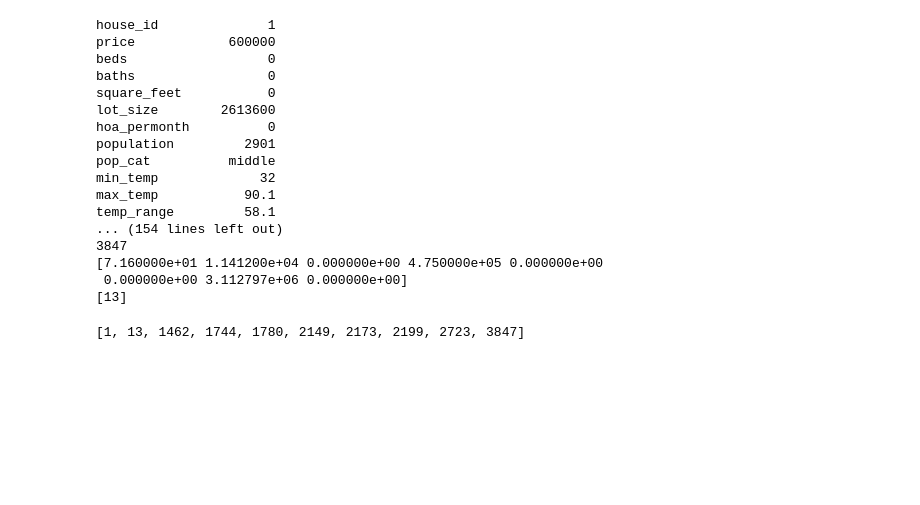
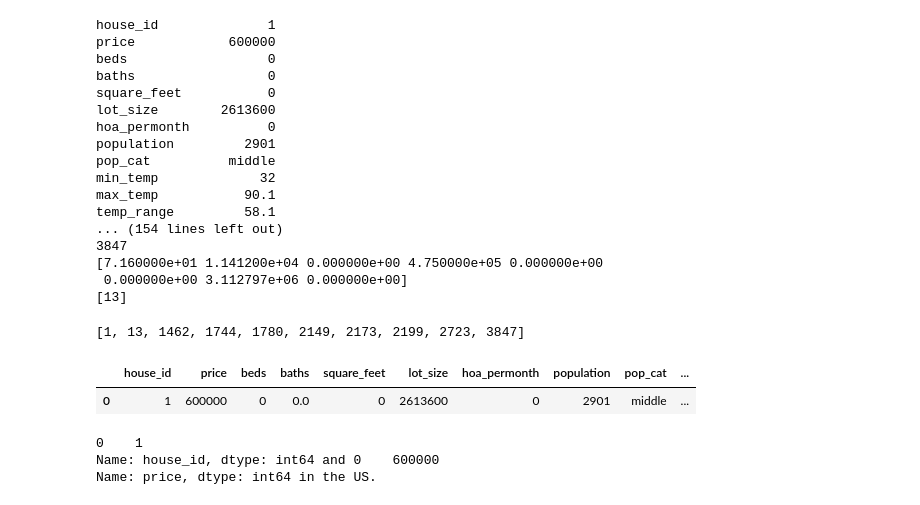
Before and after one commit to aaronrotman/house-finder, a Jupyter notebook: the_magic.ipynb, the cells around one changed output. Cells and saved outputs as stored; diff of their text form; code cells hidden in the pictures; blank space fills up the shorter version.

Commit message:
still trying to get the back end to populate...added some stuff i've tried

```diff
--- a/the_magic.ipynb
+++ b/the_magic.ipynb
@@ -265,3 +265,18 @@ temp_range         58.1
 house_list
 # %% [output]
 [1, 13, 1462, 1744, 1780, 2149, 2173, 2199, 2723, 3847]
+# %%
+# now we go back to the orginal dataframe and find these house_ids
+# df.loc[df['column_name'] == some_value]
+find_it = housing_training_data.loc[housing_training_data['house_id'] == 1]
+# %%
+find_it
+# %% [output]
+|  | house_id | price | beds | baths | square_feet | lot_size | hoa_permonth | population | pop_cat | ... |
+| 0 | 1 | 600000 | 0 | 0.0 | 0 | 2613600 | 0 | 2901 | middle | ... |
+# %%
+print(f'{find_it.house_id} and {find_it.price}'" in the US.")
+# %% [output]
+0    1
+Name: house_id, dtype: int64 and 0    600000
+Name: price, dtype: int64 in the US.
```
Also changed, not shown: parts of 5 cells of this notebook, 4 other files.
